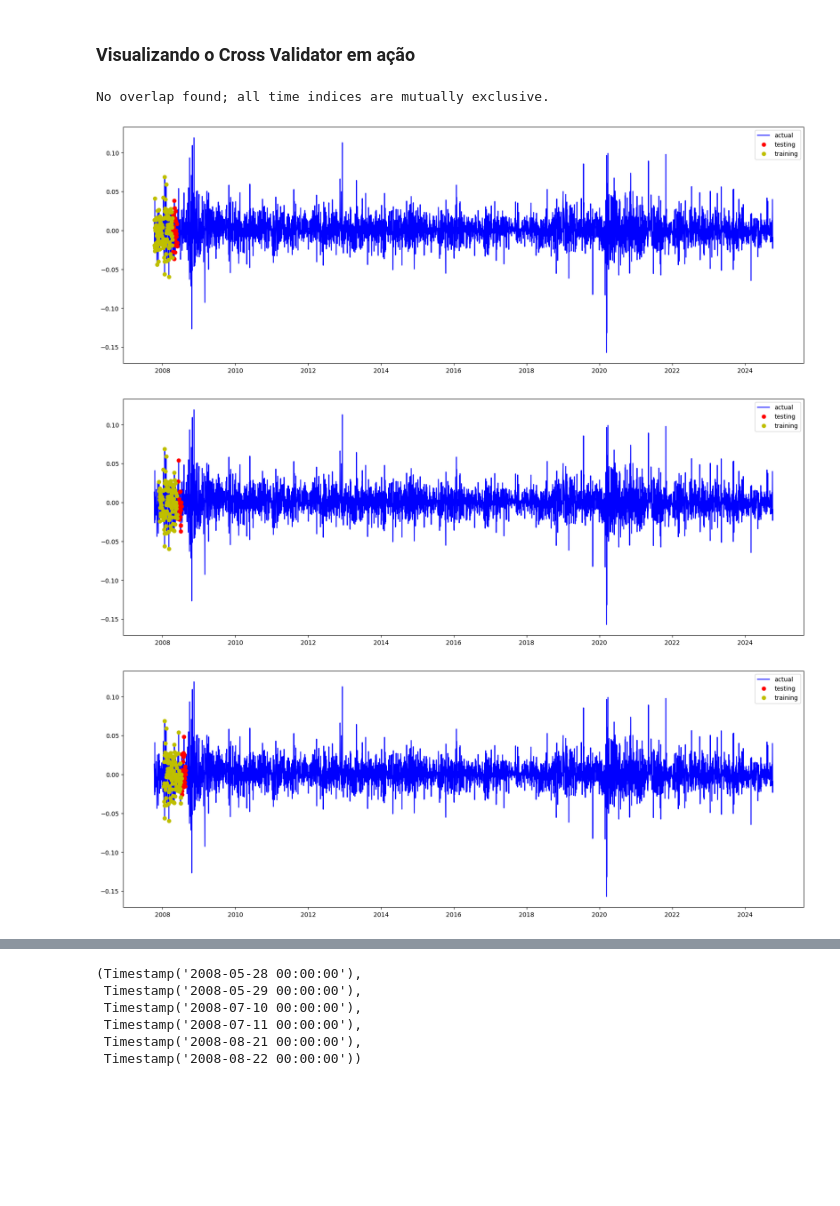
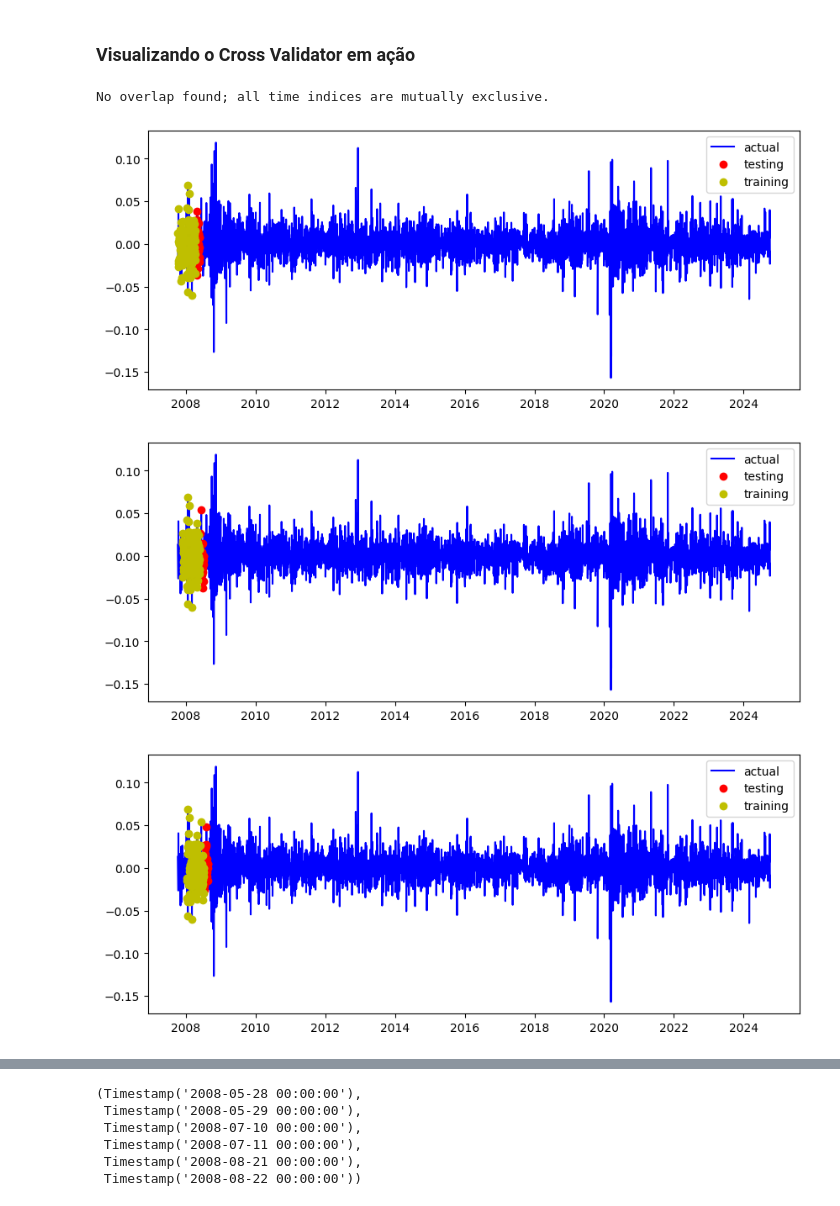
Before and after one commit to lhckb/tcc, a Jupyter notebook: 2_model_training.ipynb, the cells around one changed output, grey strips where cells are left out. Cells and saved outputs as stored; diff of their text form; code cells hidden in the pictures; blank space fills up the shorter version.

```diff
--- a/2_model_training.ipynb
+++ b/2_model_training.ipynb
@@ -86,33 +86,33 @@ class SlidingWindowExclusiveTestCV(BaseCrossValidator):
 # %%
 cv = SlidingWindowExclusiveTestCV(120, 30)
 
 count = 0
 
 tests = []
 trains = []
 
 df = preprocess_data_test(stocks_df, "abev3")
 
 for train_index, test_index in cv.split(df["Return_abev3"]):
     X_train, X_test = df["Return_abev3"].iloc[train_index], df["Return_abev3"].iloc[test_index]
     tests.append(X_test)
     trains.append(X_train)
 
     if count in range(5):
-        plt.figure(figsize=(20, 7))
+        plt.figure(figsize=(10, 4))
         plt.plot(df.index, df["Return_abev3"], 'b-', label = 'actual')
         plt.plot(X_test.index, X_test, 'ro', label = 'testing')
         plt.plot(X_train.index, X_train, 'yo', label = 'training')
         plt.legend()
         plt.plot()
 
     count += 1
 
 assert check_time_index_overlap(tests) == False
 assert type(tests[0]) == pd.Series
 assert trains[0].index[0] == df["Return_abev3"].index[0]
 # %% [output]
 No overlap found; all time indices are mutually exclusive.
-[figure, old version]
+[figure, new version]
-[figure, old version]
+[figure, new version]
-[figure, old version]
+[figure, new version]
```
Also changed, not shown: parts of 2 cells of this notebook, 2 other files.
